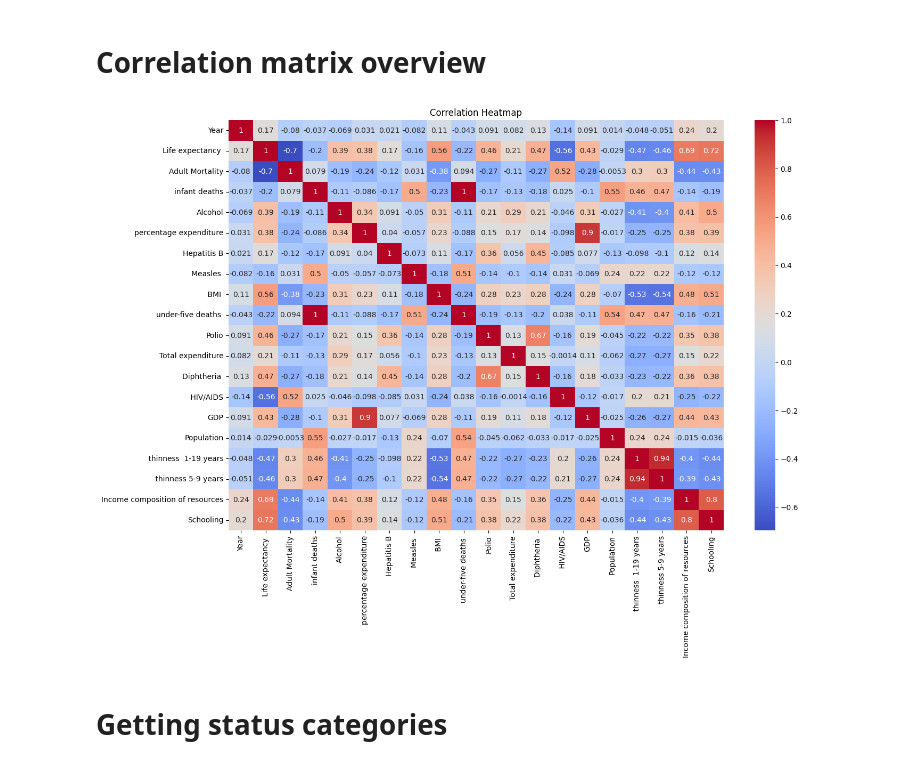
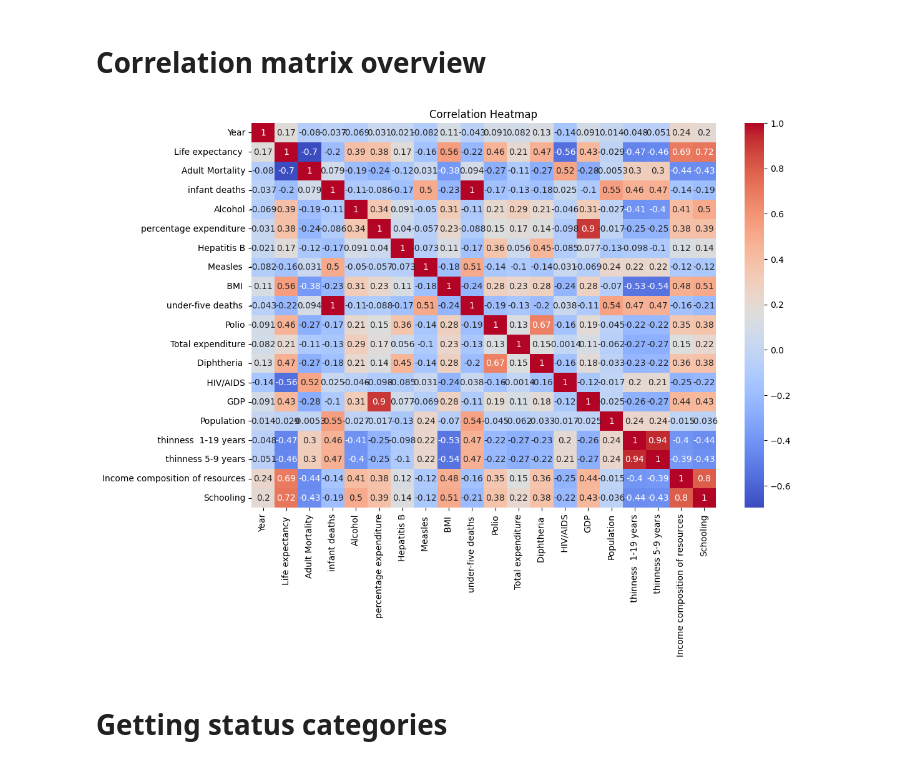
Before and after one commit to mk7890/Python_Data_Analysis, a Jupyter notebook: Life_Expectancy_DataCleaning&Visualization.ipynb, the cells around one changed output. Cells and saved outputs as stored; diff of their text form; code cells hidden in the pictures.

```diff
--- a/Life_Expectancy_DataCleaning&Visualization.ipynb
+++ b/Life_Expectancy_DataCleaning&Visualization.ipynb
@@ -493,14 +495,14 @@ The combined effect of economic strain, health pandemics, natural disasters, con
 # %%
 #Select only numeric columns for correlation
 life_expectancy_numeric = lifeExpectancy.select_dtypes(include=['float64', 'int64'])
 
 #Heatmap to show correlation
-plt.figure(figsize=(15, 10))
+plt.figure(figsize=(12, 8))
 sns.heatmap(life_expectancy_numeric.corr(), annot=True, cmap='coolwarm')
 plt.title('Correlation Heatmap')
 plt.show()
 # %% [output]
-[figure, old version]
+[figure, new version]
 # %% [markdown]
 # Getting status categories
 # %%
```
Also changed, not shown: parts of 11 cells of this notebook.
